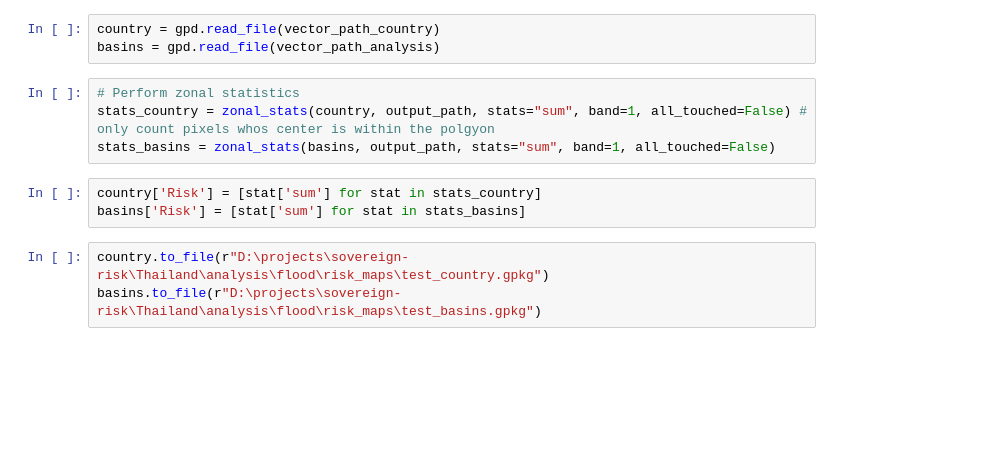
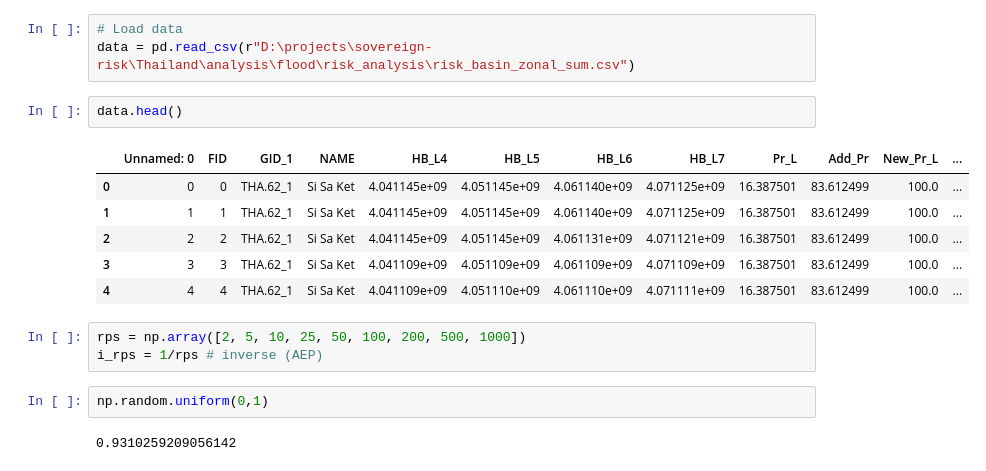
Before and after one commit to mvbnffc/sovereign-risk-tha, a Jupyter notebook: jupyter/test-bed.ipynb, the cells around one changed output. Saved outputs shown, nothing was run; the diff lists cells and outputs as text; blank space fills up the shorter version.

```diff
--- a/jupyter/test-bed.ipynb
+++ b/jupyter/test-bed.ipynb
@@ -71,13 +5,19 @@ vector_path_analysis = r"D:\projects\sovereign-risk\Thailand\data\flood\basins\a
-# %%
-country = gpd.read_file(vector_path_country)
-basins = gpd.read_file(vector_path_analysis)
-# %%
-# Perform zonal statistics
-stats_country = zonal_stats(country, output_path, stats="sum", band=1, all_touched=False) # only count pixels whos center is within the polgyon
-stats_basins = zonal_stats(basins, output_path, stats="sum", band=1, all_touched=False)
-# %%
-country['Risk'] = [stat['sum'] for stat in stats_country]
-basins['Risk'] = [stat['sum'] for stat in stats_basins]
-# %%
-country.to_file(r"D:\projects\sovereign-risk\Thailand\analysis\flood\risk_maps\test_country.gpkg")
-basins.to_file(r"D:\projects\sovereign-risk\Thailand\analysis\flood\risk_maps\test_basins.gpkg")
+# %%
+# Load data
+data = pd.read_csv(r"D:\projects\sovereign-risk\Thailand\analysis\flood\risk_analysis\risk_basin_zonal_sum.csv")
+# %%
+data.head()
+# %% [output]
+|  | Unnamed: 0 | FID | GID_1 | NAME | HB_L4 | HB_L5 | HB_L6 | HB_L7 | Pr_L | Add_Pr | New_Pr_L | ... |
+| 0 | 0 | 0 | THA.62_1 | Si Sa Ket | 4.041145e+09 | 4.051145e+09 | 4.061140e+09 | 4.071125e+09 | 16.387501 | 83.612499 | 100.0 | ... |
+| 1 | 1 | 1 | THA.62_1 | Si Sa Ket | 4.041145e+09 | 4.051145e+09 | 4.061140e+09 | 4.071125e+09 | 16.387501 | 83.612499 | 100.0 | ... |
+| 2 | 2 | 2 | THA.62_1 | Si Sa Ket | 4.041145e+09 | 4.051145e+09 | 4.061131e+09 | 4.071121e+09 | 16.387501 | 83.612499 | 100.0 | ... |
+| 3 | 3 | 3 | THA.62_1 | Si Sa Ket | 4.041109e+09 | 4.051109e+09 | 4.061109e+09 | 4.071109e+09 | 16.387501 | 83.612499 | 100.0 | ... |
+| 4 | 4 | 4 | THA.62_1 | Si Sa Ket | 4.041109e+09 | 4.051110e+09 | 4.061110e+09 | 4.071111e+09 | 16.387501 | 83.612499 | 100.0 | ... |
+# %%
+rps = np.array([2, 5, 10, 25, 50, 100, 200, 500, 1000])
+i_rps = 1/rps # inverse (AEP)
+# %%
+np.random.uniform(0,1)
+# %% [output]
+0.9310259209056142
```
Also changed, not shown: parts of 15 cells of this notebook, 1 other file.
